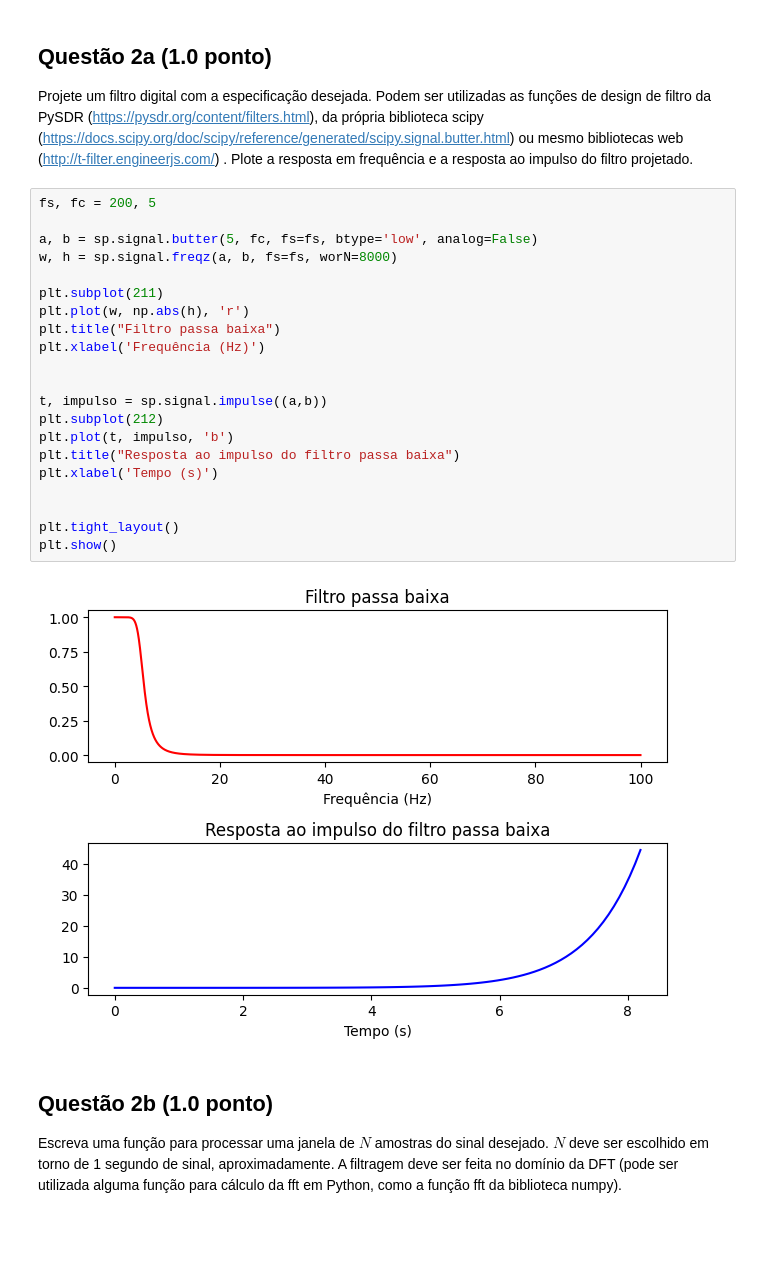
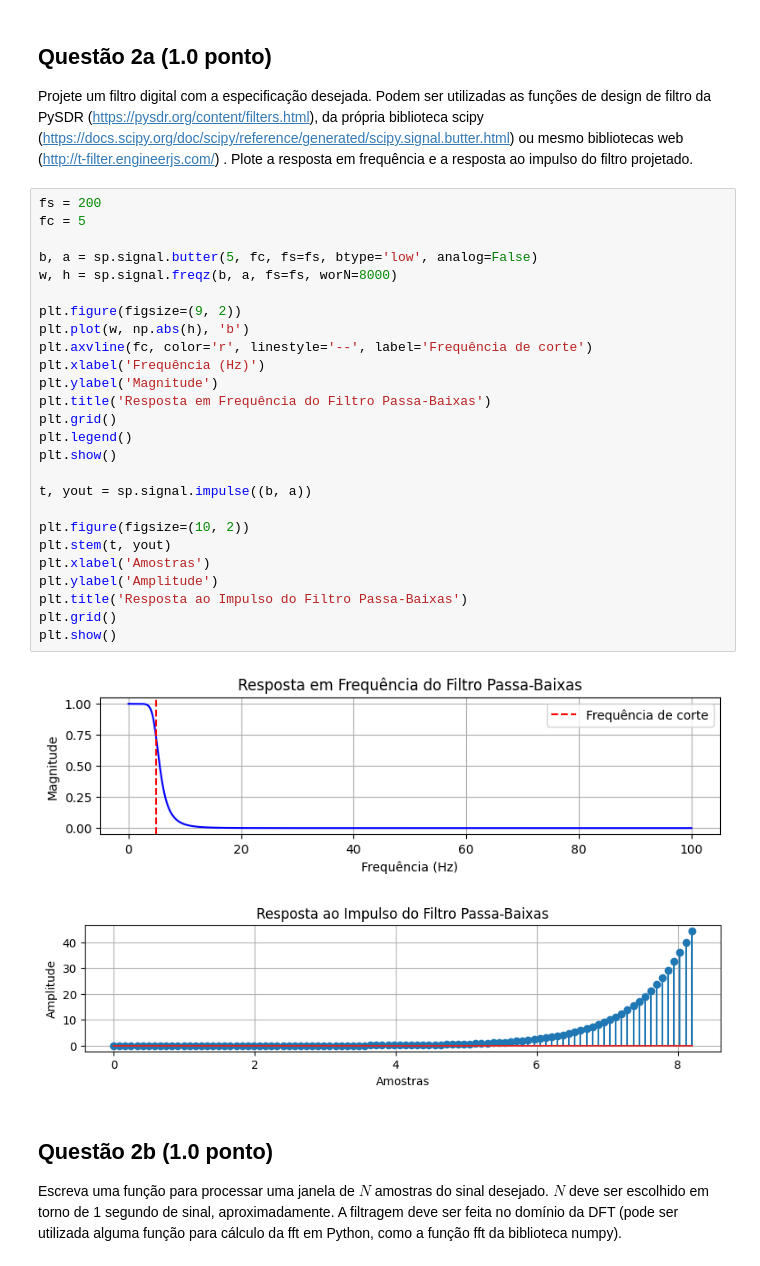
Before and after one commit to leopcortes/unb, a Jupyter notebook: sstd/Projeto4/projeto4.ipynb, the cells around one changed output. Drawn from its saved outputs; the diff is of its cells as text; blank space fills up the shorter version.

```diff
--- a/sstd/Projeto4/projeto4.ipynb
+++ b/sstd/Projeto4/projeto4.ipynb
@@ -120,28 +121,34 @@ O arquivo "potencia.txt" contém dados da envoltória real de um tom senoidal am
 
 Projete um filtro digital com a especificação desejada. Podem ser utilizadas as funções de design de filtro da PySDR (https://pysdr.org/content/filters.html), da própria biblioteca scipy (https://docs.scipy.org/doc/scipy/reference/generated/scipy.signal.butter.html) ou mesmo bibliotecas web (http://t-filter.engineerjs.com/) . Plote a resposta em frequência e a resposta ao impulso do filtro projetado.
 # %%
-fs, fc = 200, 5
+fs = 200
+fc = 5
 
-a, b = sp.signal.butter(5, fc, fs=fs, btype='low', analog=False)
-w, h = sp.signal.freqz(a, b, fs=fs, worN=8000)
+b, a = sp.signal.butter(5, fc, fs=fs, btype='low', analog=False)
+w, h = sp.signal.freqz(b, a, fs=fs, worN=8000)
 
-plt.subplot(211)
-plt.plot(w, np.abs(h), 'r')
-plt.title("Filtro passa baixa")
+plt.figure(figsize=(9, 2))
+plt.plot(w, np.abs(h), 'b')
+plt.axvline(fc, color='r', linestyle='--', label='Frequência de corte')
 plt.xlabel('Frequência (Hz)')
+plt.ylabel('Magnitude')
+plt.title('Resposta em Frequência do Filtro Passa-Baixas')
+plt.grid()
+plt.legend()
+plt.show()
 
+t, yout = sp.signal.impulse((b, a))
 
-t, impulso = sp.signal.impulse((a,b))
-plt.subplot(212)
-plt.plot(t, impulso, 'b')
-plt.title("Resposta ao impulso do filtro passa baixa")
-plt.xlabel('Tempo (s)')
-
-
-plt.tight_layout()
+plt.figure(figsize=(10, 2))
+plt.stem(t, yout)
+plt.xlabel('Amostras')
+plt.ylabel('Amplitude')
+plt.title('Resposta ao Impulso do Filtro Passa-Baixas')
+plt.grid()
 plt.show()
 # %% [output]
-[figure, old version]
+[figure, new version]
+[figure, added]
 # %% [markdown]
 ## Questão 2b (1.0 ponto)
 
```
Also changed, not shown: parts of 12 cells of this notebook.
